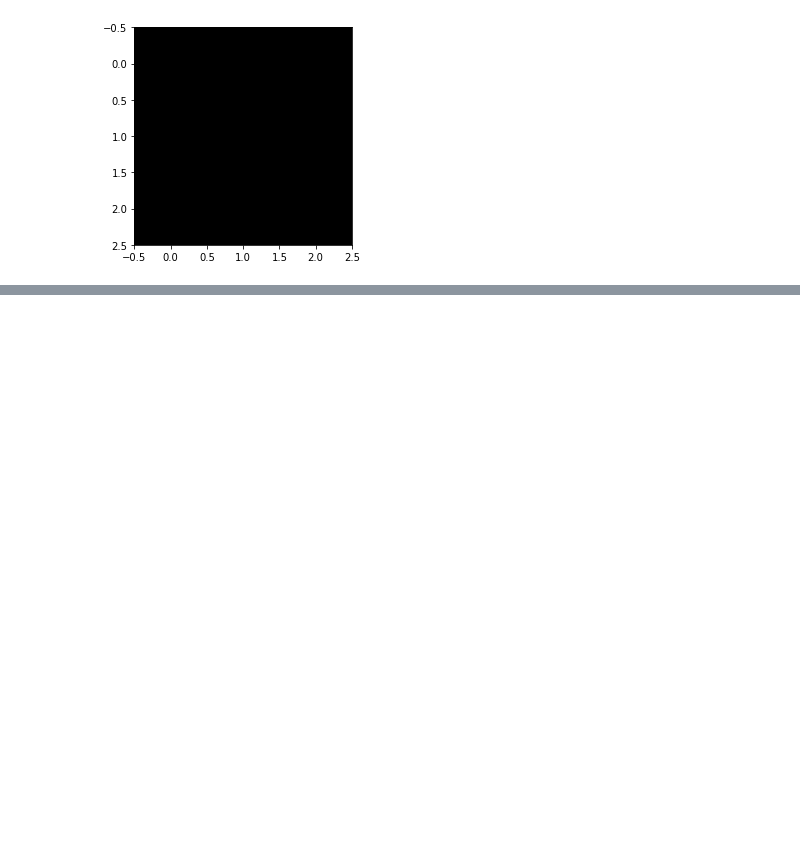
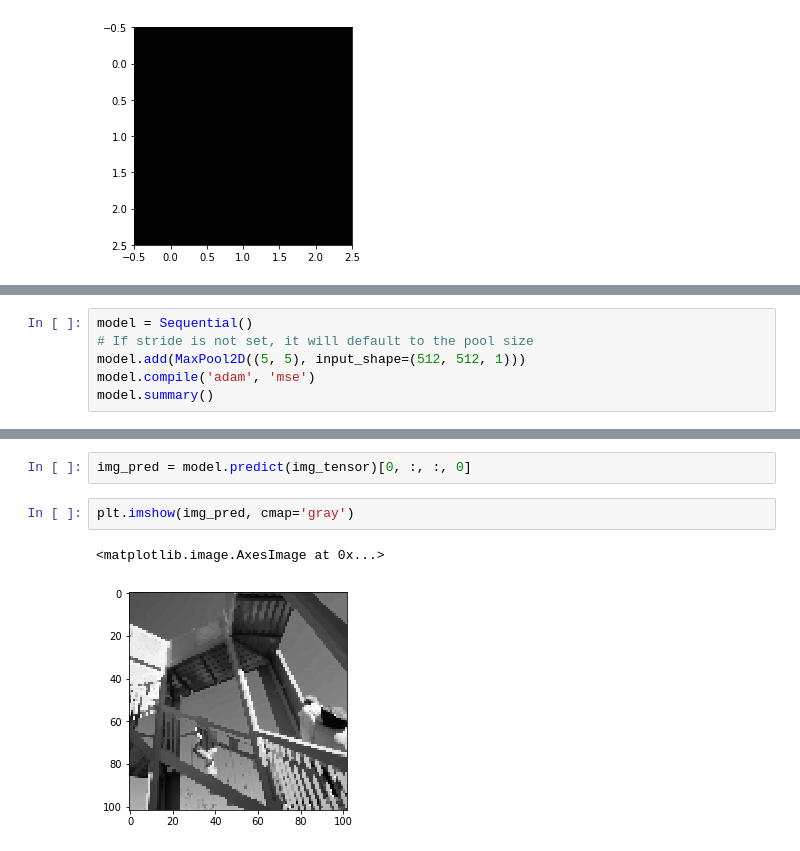
Before and after one commit to JasonShin/keras, a Jupyter notebook: 3. CNN.ipynb, the cells around one changed output, grey strips where cells are left out. Saved outputs shown, nothing was run; the diff lists cells and outputs as text; blank space fills up the shorter version.

```diff
--- a/3. CNN.ipynb
+++ b/3. CNN.ipynb
@@ -421,0 +450,6 @@ plt.imshow(weights[0][:, :, 0, 0], cmap='gray')
+# %%
+model = Sequential()
+# If stride is not set, it will default to the pool size
+model.add(MaxPool2D((5, 5), input_shape=(512, 512, 1)))
+model.compile('adam', 'mse')
+model.summary()
@@ -421,0 +466,7 @@ plt.imshow(weights[0][:, :, 0, 0], cmap='gray')
+# %%
+img_pred = model.predict(img_tensor)[0, :, :, 0]
+# %%
+plt.imshow(img_pred, cmap='gray')
+# %% [output]
+<matplotlib.image.AxesImage at 0x...>
+[figure, added]
```
Also changed, not shown: parts of 16 cells of this notebook.
